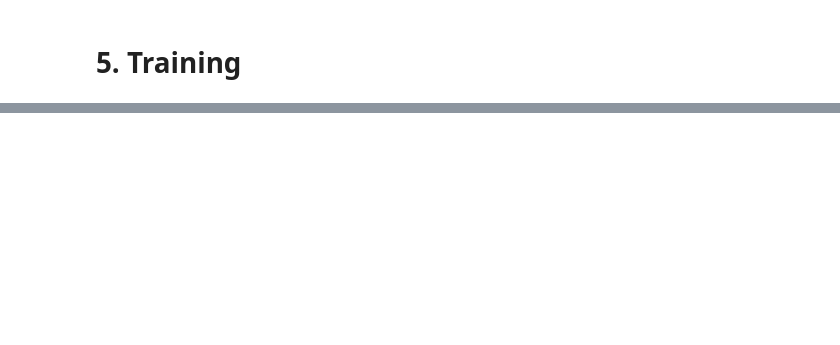
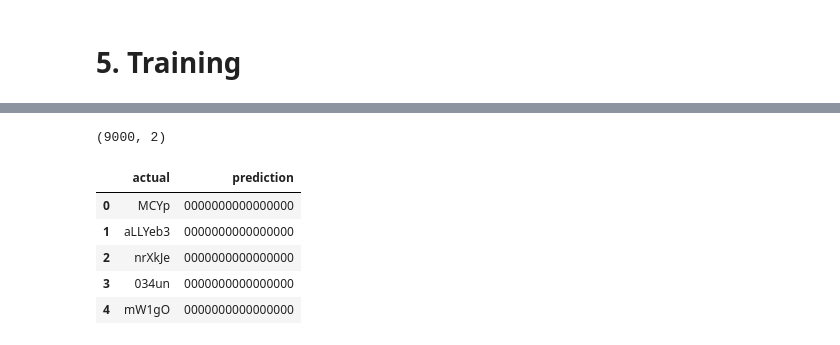
Before and after one commit to sestys/aicrowd_blitz4, a Jupyter notebook: captcha_recognition.ipynb, the cells around one changed output, grey strips where cells are left out. Saved outputs shown, nothing was run; the diff lists cells and outputs as text; code cells hidden in the pictures; blank space fills up the shorter version.

```diff
--- a/captcha_recognition.ipynb
+++ b/captcha_recognition.ipynb
@@ -305,0 +383,26 @@ KeyboardInterrupt: ignored
+# %%
+def decode_predictions(text_batch_logits):
+
+    text_batch_tokens = F.softmax(text_batch_logits, 2).argmax(2) # [T, batch_size]
+    text_batch_tokens = text_batch_tokens.numpy().T # [batch_size, T]
+
+    text_batch_tokens_new = []
+    for text_tokens in text_batch_tokens:
+        text = [idx2char[idx] for idx in text_tokens]
+        text = "".join(text)
+        text_batch_tokens_new.append(text)
+
+    return text_batch_tokens_new
+# %%
+results_train = pd.DataFrame(columns=['actual', 'prediction'])
+train_loader = DataLoader(trainset, batch_size=32, num_workers=1, shuffle=False)
+with torch.no_grad():
+    for image_batch, text_batch in tqdm(train_loader, leave=True):
+        text_batch_logits = crnn(image_batch.to(device)) # [T, batch_size, num_classes==num_features]
+        text_batch_pred = decode_predictions(text_batch_logits.cpu())
+        #print(text_batch, text_batch_pred)
+        df = pd.DataFrame(columns=['actual', 'prediction'])
+        df['actual'] = text_batch
+        df['prediction'] = text_batch_pred
+        results_train = pd.concat([results_train, df])
+results_train = results_train.reset_index(drop=True)
@@ -305,0 +422,11 @@ KeyboardInterrupt: ignored
+# %%
+print(results_train.shape)
+results_train.head()
+# %% [output]
+(9000, 2)
+|  | actual | prediction |
+| 0 | MCYp | 0000000000000000 |
+| 1 | aLLYeb3 | 0000000000000000 |
+| 2 | nrXkJe | 0000000000000000 |
+| 3 | 034un | 0000000000000000 |
+| 4 | mW1gO | 0000000000000000 |
```
Also changed, not shown: parts of 17 cells of this notebook.
